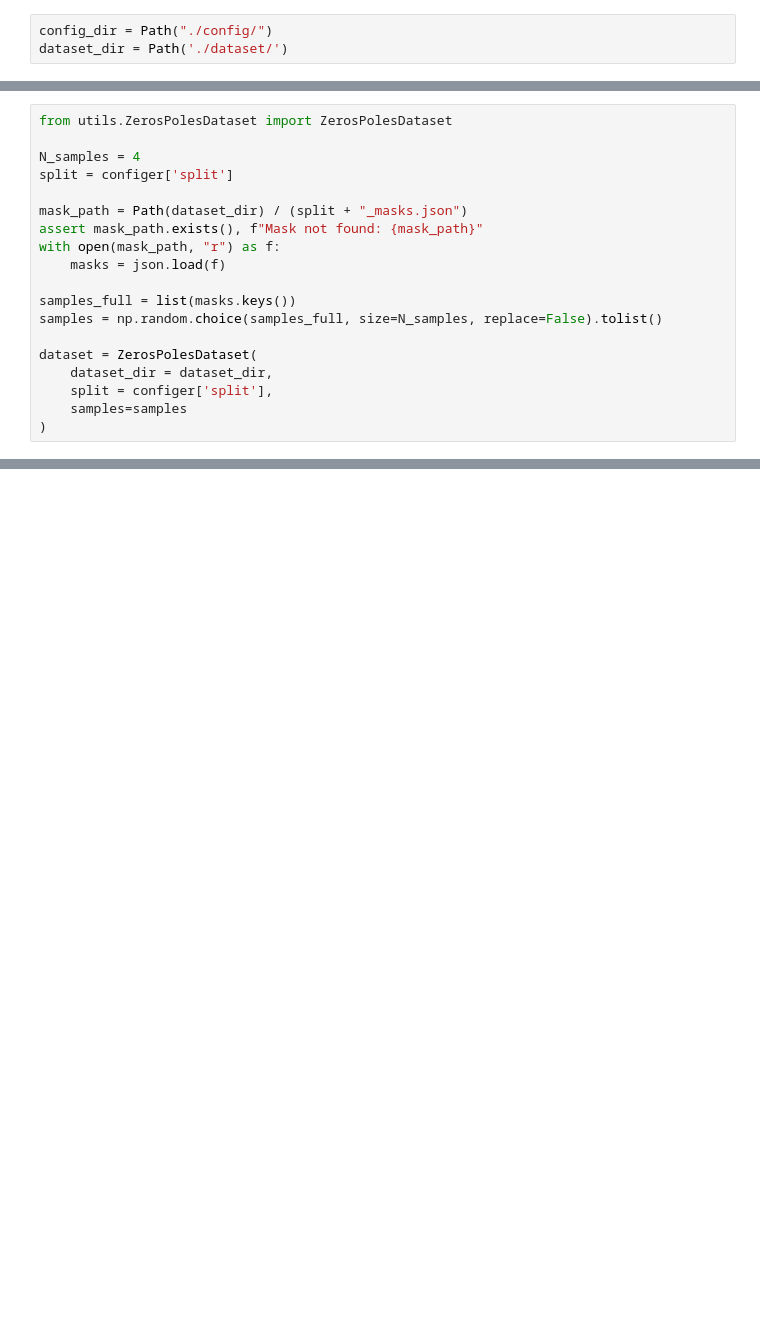
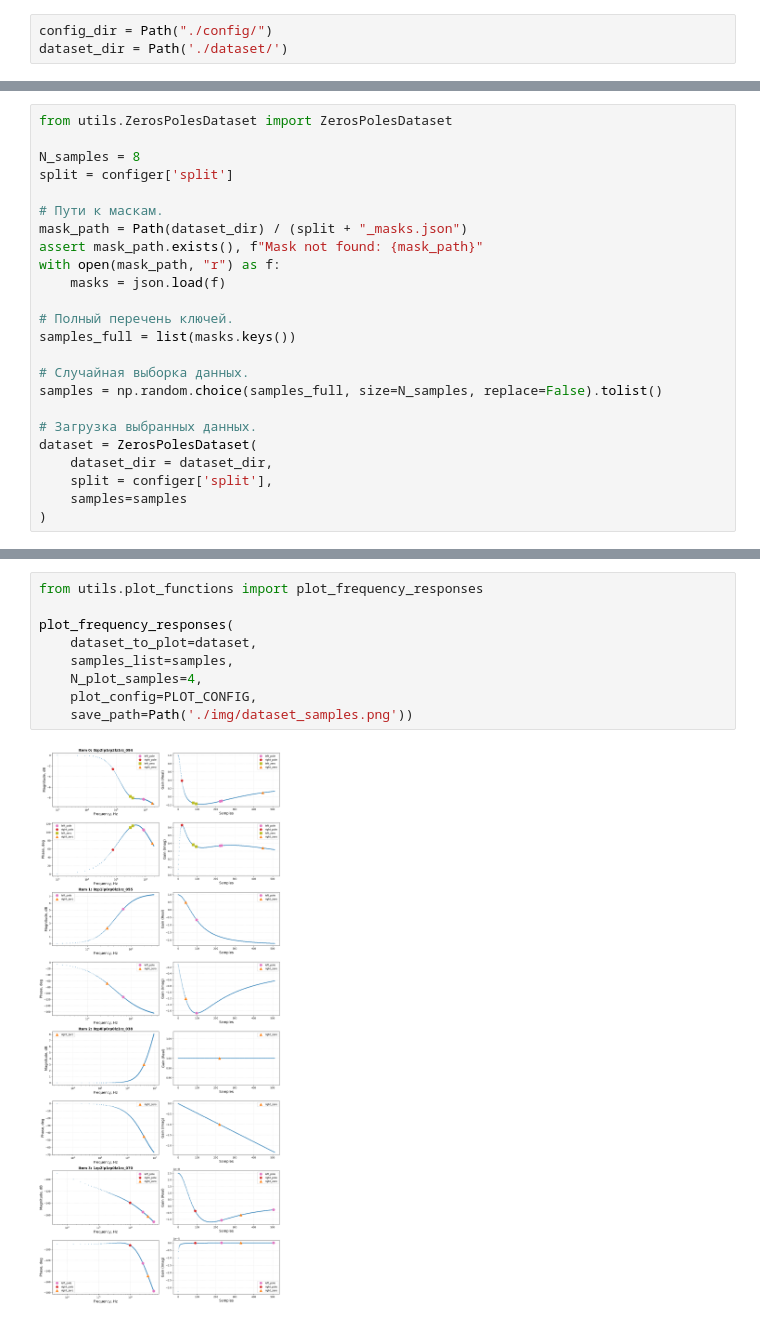
Before and after one commit to romangorbunov91/zeros-poles-masks, a Jupyter notebook: debug_notebook.ipynb, the cells around one changed output, grey strips where cells are left out. Saved outputs shown, nothing was run; the diff lists cells and outputs as text; blank space fills up the shorter version.

```diff
--- a/debug_notebook.ipynb
+++ b/debug_notebook.ipynb
@@ -63,17 +39,22 @@ CUDA is not available. PyTorch is using CPU.
 # %%
 from utils.ZerosPolesDataset import ZerosPolesDataset
 
-N_samples = 4
+N_samples = 8
 split = configer['split']
 
+# Пути к маскам.
 mask_path = Path(dataset_dir) / (split + "_masks.json")
 assert mask_path.exists(), f"Mask not found: {mask_path}"
 with open(mask_path, "r") as f:
     masks = json.load(f)
 
+# Полный перечень ключей.
 samples_full = list(masks.keys())
+
+# Случайная выборка данных.
 samples = np.random.choice(samples_full, size=N_samples, replace=False).tolist()
 
+# Загрузка выбранных данных.
 dataset = ZerosPolesDataset(
     dataset_dir = dataset_dir,
     split = configer['split'],
@@ -130,0 +114,11 @@ plt.show()
+# %%
+from utils.plot_functions import plot_frequency_responses
+
+plot_frequency_responses(
+    dataset_to_plot=dataset,
+    samples_list=samples,
+    N_plot_samples=4,
+    plot_config=PLOT_CONFIG,
+    save_path=Path('./img/dataset_samples.png'))
+# %% [output]
+[figure, added]
```
Also changed, not shown: parts of 18 cells of this notebook.
